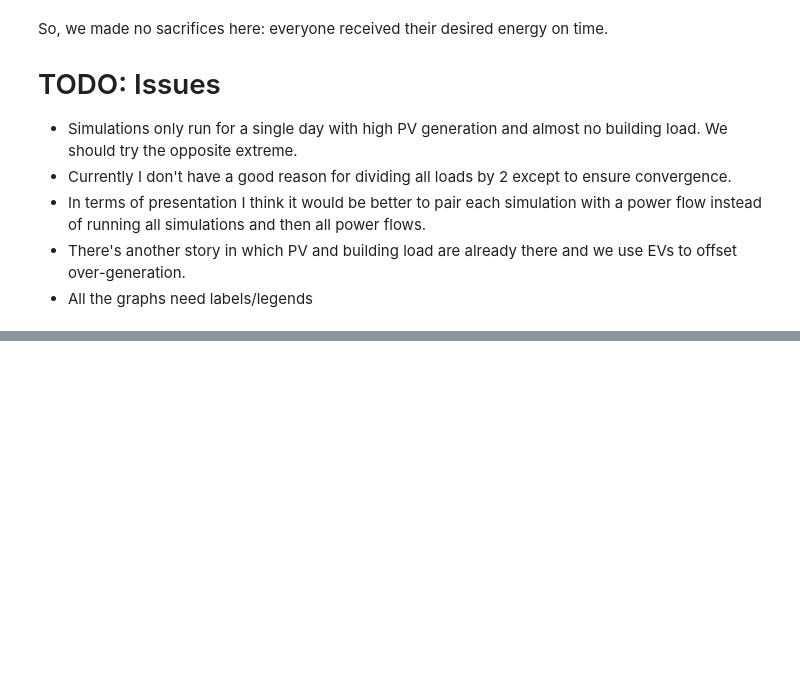
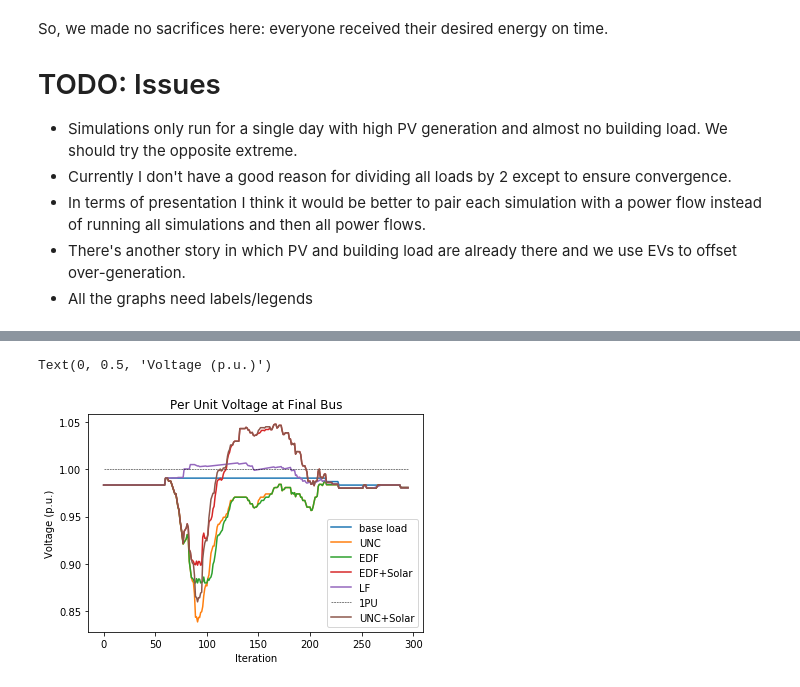
Before and after one commit to zach401/acnportal, a Jupyter notebook: tutorials/grid_cosimulation_pandapower.ipynb, the cells around one changed output, grey strips where cells are left out. Cells and saved outputs as stored; diff of their text form; code cells hidden in the pictures; blank space fills up the shorter version.

```diff
--- a/tutorials/grid_cosimulation_pandapower.ipynb
+++ b/tutorials/grid_cosimulation_pandapower.ipynb
@@ -538,0 +548,22 @@ plt.savefig("vm_pu_unc_lf.png")
+# %%
+plt.plot([pf_loads[i].res_bus["vm_pu"][9] for i in range(sim_len)],
+         label='base load')
+plt.plot([pf_loads_unc[i].res_bus["vm_pu"][9] for i in range(sim_len)],
+         label='UNC')
+plt.plot([pf_loads_edf[i].res_bus["vm_pu"][9] for i in range(sim_len)],
+         label='EDF')
+plt.plot([pf_loads_pv_edf[i].res_bus["vm_pu"][9] for i in range(sim_len)],
+         label='EDF+Solar')
+plt.plot([pf_loads_pv_lf[i].res_bus["vm_pu"][9] for i in range(sim_len)],
+         label='LF')
+plt.plot(np.ones((sim_len,)), "black", linestyle='--', linewidth=0.5,
+         label='1PU')
+plt.plot([pf_loads_pv_unc[i].res_bus["vm_pu"][9] for i in range(sim_len)],
+         label='UNC+Solar')
+plt.legend(loc='lower right')
+plt.title("Per Unit Voltage at Final Bus")
+plt.xlabel("Iteration")
+plt.ylabel("Voltage (p.u.)")
+# %% [output]
+Text(0, 0.5, 'Voltage (p.u.)')
+[figure, added]
```
Also changed, not shown: parts of 3 cells of this notebook.
